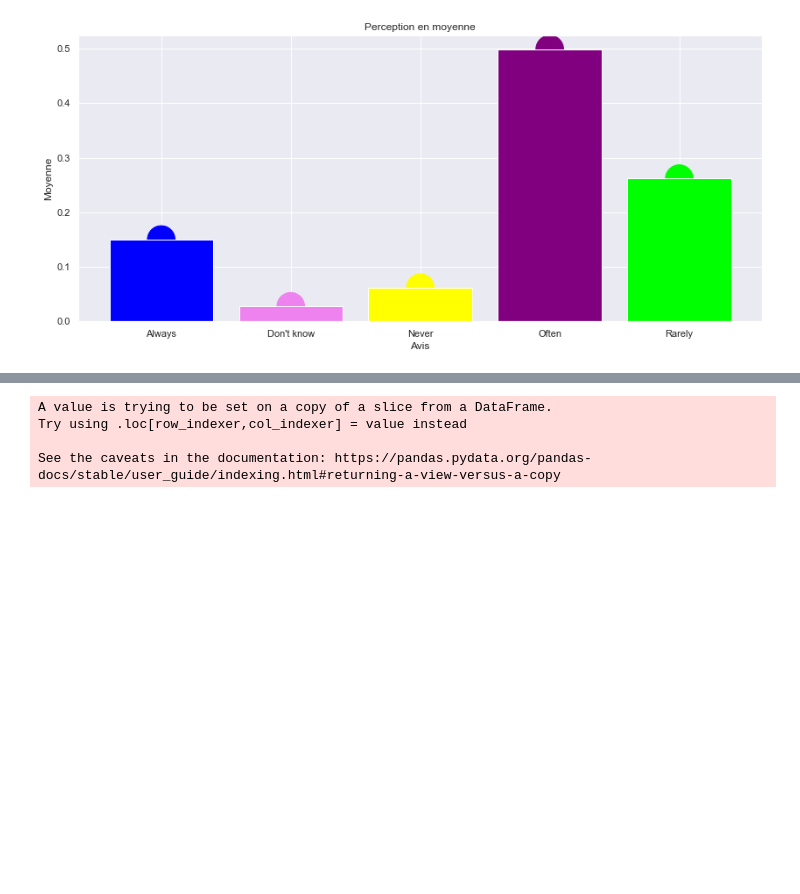
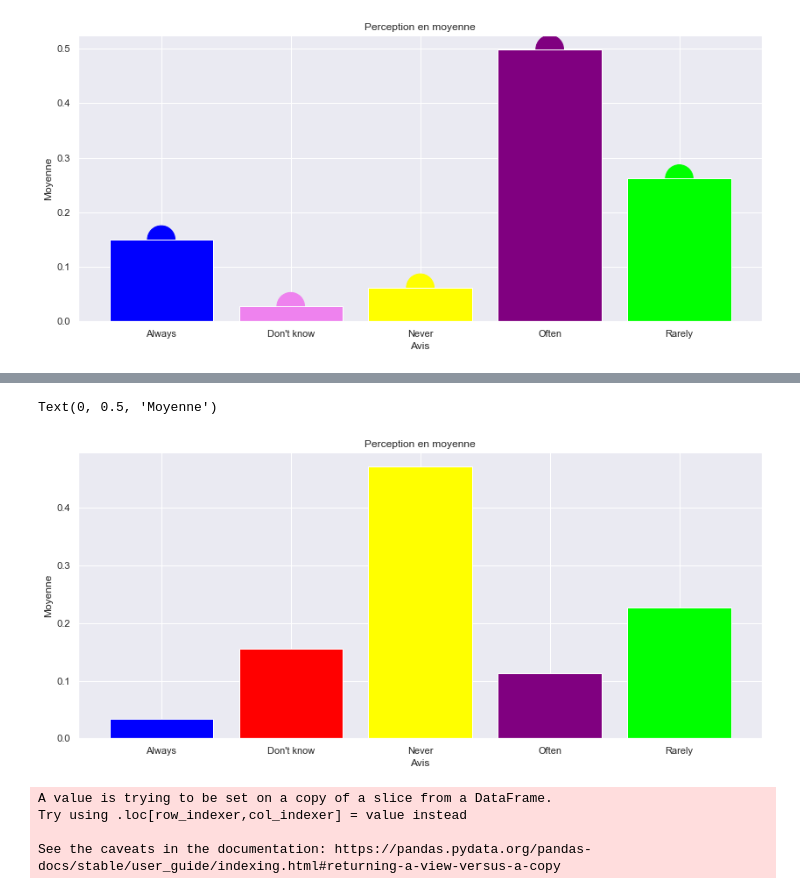
Before and after one commit to ikhalild/Data-analysis-with-python, a Jupyter notebook: manipulation.ipynb, the cells around one changed output, grey strips where cells are left out. Saved outputs shown, nothing was run; the diff lists cells and outputs as text; code cells hidden in the pictures; blank space fills up the shorter version.

```diff
--- a/manipulation.ipynb
+++ b/manipulation.ipynb
@@ -618,3 +633,17 @@ Text(0, 0.5, 'Moyenne')
+# %%
+Perception3= ["Always","Don't know","Never","Often","Rarely"]
+Moyenne3= x3.iloc[1]
+%matplotlib inline
+import matplotlib.pyplot as plt
+plt.figure(figsize = (14 , 6))
+couleursx3 = ["blue", "red","yellow","purple","#00FF00"]
+plt.bar(Perception3,Moyenne3, color = couleursx3)
+plt.title("Perception en moyenne")
+plt.xlabel("Avis")
+plt.ylabel("Moyenne")
+# %% [output]
+Text(0, 0.5, 'Moyenne')
+[figure, added]
 # %%
 import plotly.graph_objects as go
 
```
Also changed, not shown: parts of 2 cells of this notebook.
